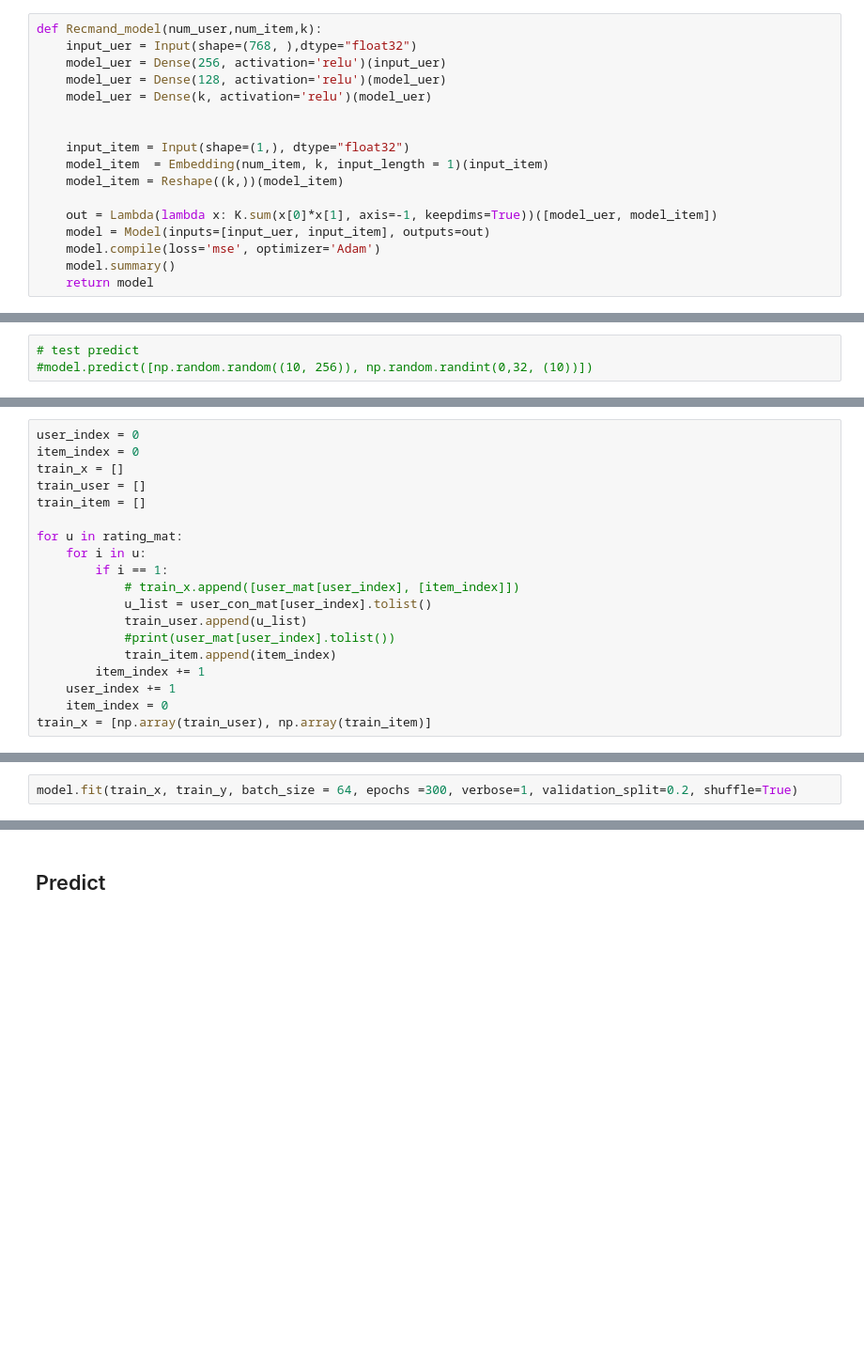
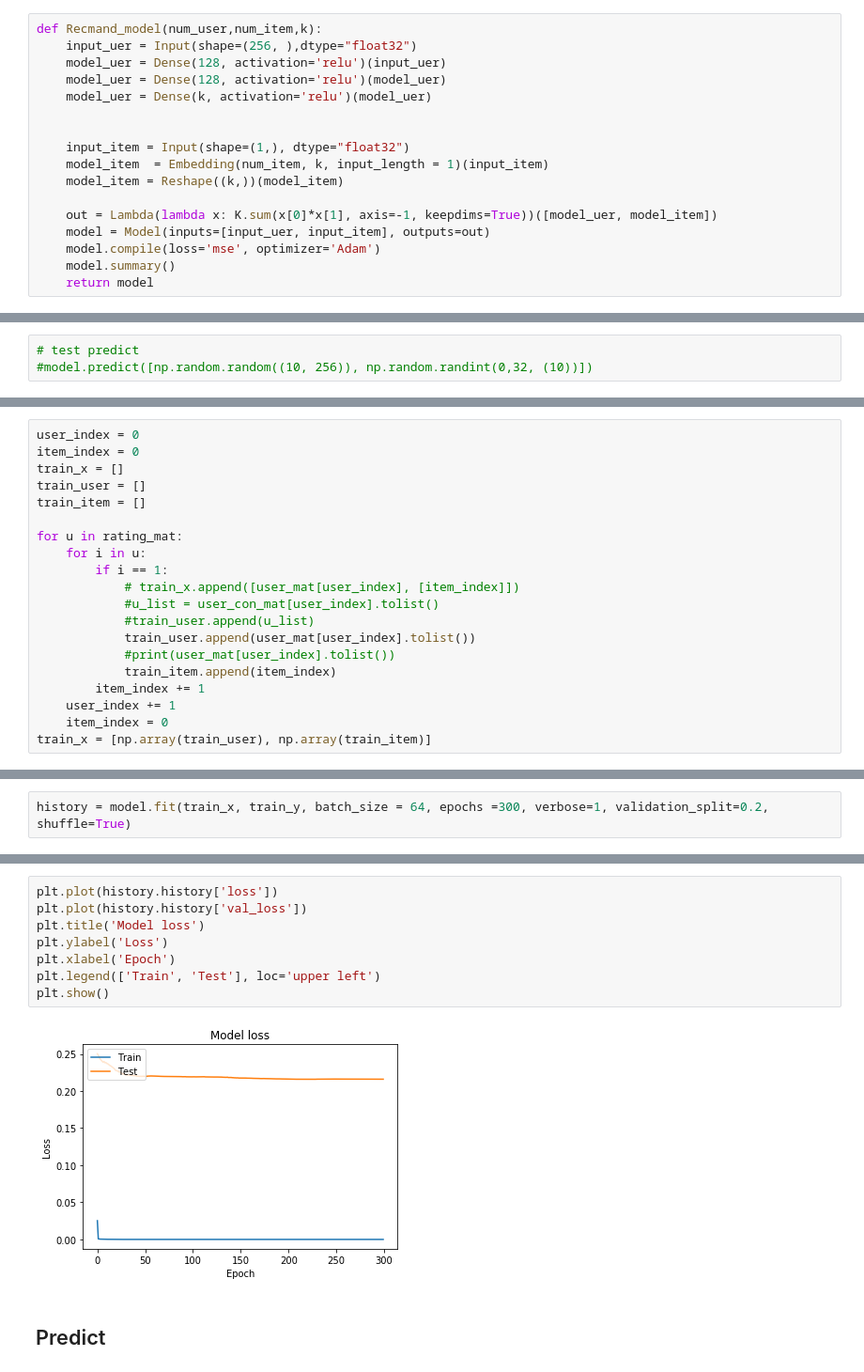
Before and after one commit to solitude6060/AdmissionList-Crawler, a Jupyter notebook: MF_Model.ipynb, the cells around one changed output, grey strips where cells are left out. Shown at 94% size. Drawn from its saved outputs; the diff is of its cells as text; blank space fills up the shorter version.

```diff
--- a/MF_Model.ipynb
+++ b/MF_Model.ipynb
@@ -136,8 +139,8 @@ K.clear_session()
 #     return model
 # %%
 def Recmand_model(num_user,num_item,k):
-    input_uer = Input(shape=(768, ),dtype="float32")
-    model_uer = Dense(256, activation='relu')(input_uer)
+    input_uer = Input(shape=(256, ),dtype="float32")
+    model_uer = Dense(128, activation='relu')(input_uer)
     model_uer = Dense(128, activation='relu')(model_uer)
     model_uer = Dense(k, activation='relu')(model_uer)
 
@@ -219,8 +223,9 @@ for u in rating_mat:
     for i in u:
         if i == 1:
             # train_x.append([user_mat[user_index], [item_index]])
-            u_list = user_con_mat[user_index].tolist()
-            train_user.append(u_list)
+            #u_list = user_con_mat[user_index].tolist()
+            #train_user.append(u_list)
+            train_user.append(user_mat[user_index].tolist())
             #print(user_mat[user_index].tolist())
             train_item.append(item_index)
         item_index += 1
@@ -251,5 +256,5 @@ train = [1] * 10
 # %%
-model.fit(train_x, train_y, batch_size = 64, epochs =300, verbose=1, validation_split=0.2, shuffle=True)
+history = model.fit(train_x, train_y, batch_size = 64, epochs =300, verbose=1, validation_split=0.2, shuffle=True)
 # %% [output]
 Train on 31928 samples, validate on 7983 samples
 Epoch 1/300
@@ -283,3 +293,13 @@ embeddings.shape
+# %%
+plt.plot(history.history['loss'])
+plt.plot(history.history['val_loss'])
+plt.title('Model loss')
+plt.ylabel('Loss')
+plt.xlabel('Epoch')
+plt.legend(['Train', 'Test'], loc='upper left')
+plt.show()
+# %% [output]
+[figure, added]
 # %% [markdown]
 ## Predict
 # %%
```
Also changed, not shown: parts of 27 cells of this notebook.
